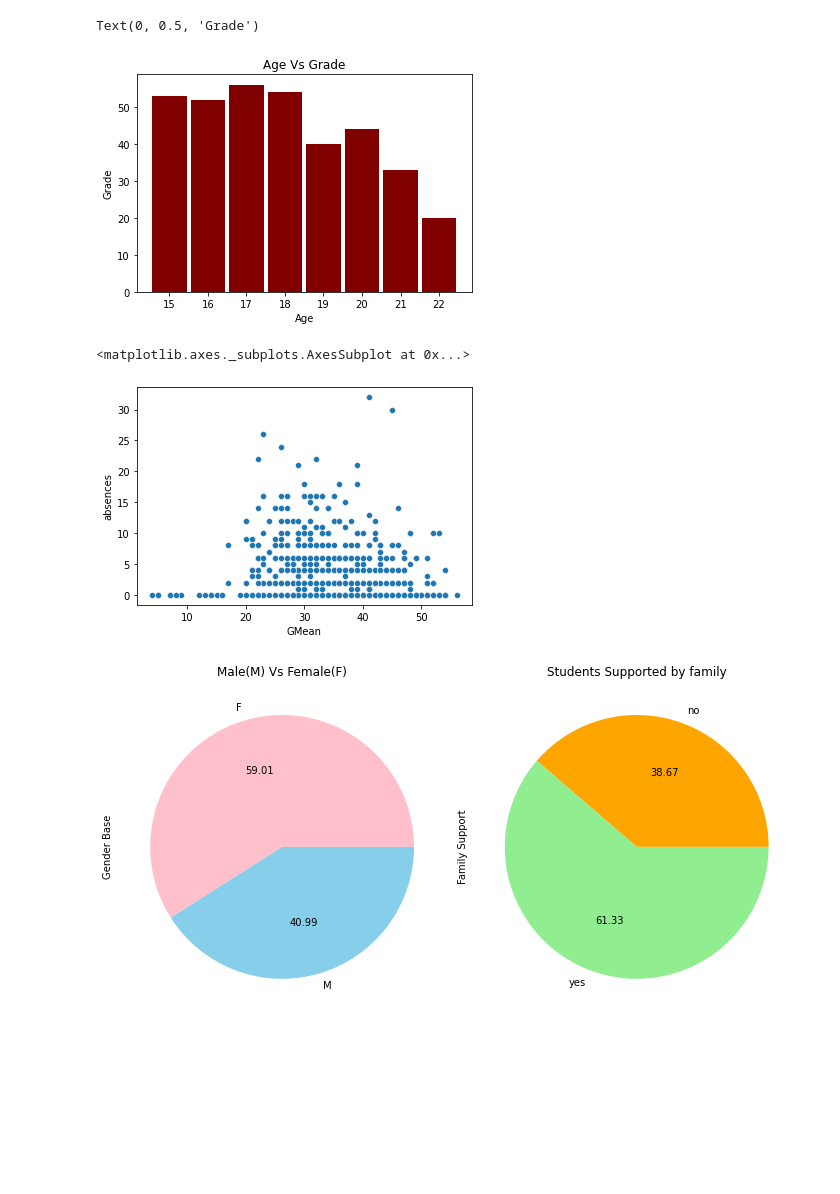
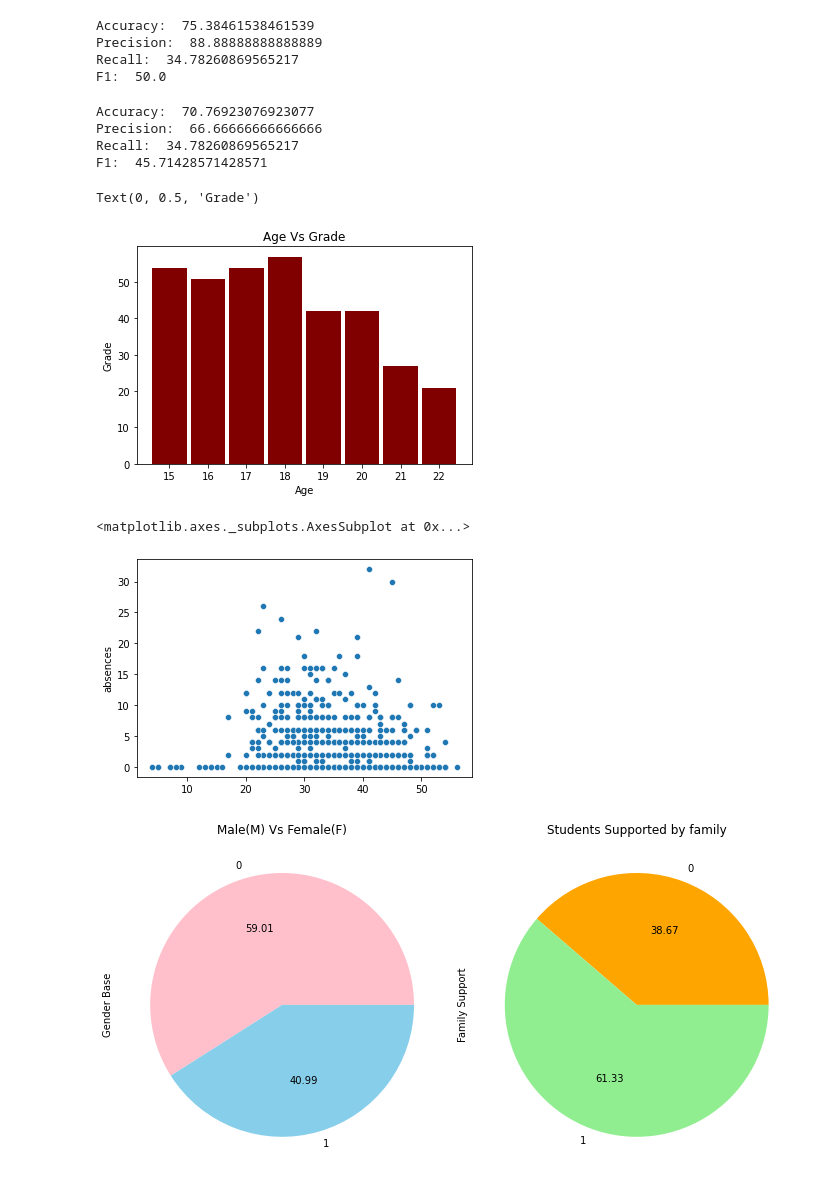
Before and after one commit to alexsgith/Alcohol_Studies, a Jupyter notebook: Alcohol_Studies.ipynb, the cells around one changed output. Cells and saved outputs as stored; diff of their text form; code cells hidden in the pictures; blank space fills up the shorter version.

```diff
--- a/Alcohol_Studies.ipynb
+++ b/Alcohol_Studies.ipynb
@@ -48,3 +56,11 @@ print(data)
 648  ...       4         4     1    3    4      5         4  10  11  11
 
 [649 rows x 26 columns]
+# %%
+for marks in range(min(data['G3']),max(data['G3'])):
+    count = sum([value>marks for value in data['G3']])
+    print(f'{marks} ----> {(count*100)/len(data)}')
+
+temp = ['Above Average' if value>10 else 'Below Average' for value in data['G3']]
+data['GM'] = temp
+data['GM']
@@ -50,0 +99,6 @@ print(data)
+# %%
+LabelEnc = LabelEncoder()
+categorical_features = data.select_dtypes(include = ['object']).columns
+for Feature in categorical_features:
+    data[Feature] = LabelEnc.fit_transform(data[Feature])
+data
@@ -51,10 +119,16 @@ print(data)
 # %%
 feature_cols=['age','Medu','Fedu','studytime','failures','famrel','freetime','goout','Dalc','Walc','health','absences']
 x=data[feature_cols]
-data['GMean']=data.G1+data.G2+data.G3
-y=data['GMean'] #target variable
+y=data['GM'] #target variable
 print(x)
 print(y)
+
+from sklearn.model_selection import train_test_split
+x_train,x_test,y_train,y_test=train_test_split(x,y,test_size=0.1,random_state=1)
+print(x_train)
+print(x_test)
+print(y_train)
+print(y_test)
 # %% [output]
      age  Medu  Fedu  studytime  failures  famrel  freetime  goout  Dalc  \
 0     18     4     4          2         0       4         3      4     1
@@ -136,17 +183,58 @@ weighted avg       0.01      0.05      0.02        65
+# %%
+from sklearn.neural_network import MLPClassifier
+clf = MLPClassifier(hidden_layer_sizes=(10, 10, 10), max_iter=100)
+
+clf= clf.fit(x_train,y_train)
+y_pred=clf.predict(x_test)
+from sklearn import metrics
+acc=metrics.accuracy_score(y_test,y_pred)*100
+pre=metrics.precision_score(y_test,y_pred)*100
+rec=metrics.recall_score(y_test,y_pred)*100
+f1=metrics.f1_score(y_test,y_pred)*100
+
+print("Accuracy: ",acc)
+print("Precision: ",pre)
+print("Recall: ",rec)
+print("F1: ",f1)
+# %% [output]
+Accuracy:  75.38461538461539
+Precision:  88.88888888888889
+Recall:  34.78260869565217
+F1:  50.0
+# %%
+from sklearn.naive_bayes import GaussianNB
+clf=GaussianNB()
+clf= clf.fit(x_train,y_train)
+y_pred=clf.predict(x_test)
+from sklearn import metrics
+acc=metrics.accuracy_score(y_test,y_pred)*100
+pre=metrics.precision_score(y_test,y_pred)*100
+rec=metrics.recall_score(y_test,y_pred)*100
+f1=metrics.f1_score(y_test,y_pred)*100
+
+print("Accuracy: ",acc)
+print("Precision: ",pre)
+print("Recall: ",rec)
+print("F1: ",f1)
+# %% [output]
+Accuracy:  70.76923076923077
+Precision:  66.66666666666666
+Recall:  34.78260869565217
+F1:  45.71428571428571
 # %%
-plt.bar(data.age, data.GMean, color ='maroon',width = 0.9)
+plt.bar(data.age, (data.G1+data.G1+data.G1) , color ='maroon',width = 0.9)
 plt.title("Age Vs Grade")
 plt.xlabel("Age")
 plt.ylabel("Grade")
 # %% [output]
 Text(0, 0.5, 'Grade')
-[figure, old version]
+[figure, new version]
 # %%
 import seaborn as sns
-sns.scatterplot(x=data["GMean"], y=data["absences"])
+sns.scatterplot(x=(data["G1"]+data["G2"]+data["G3"]), y=data["absences"])
 # %% [output]
 <matplotlib.axes._subplots.AxesSubplot at 0x...>
-[figure, old version]
+[figure, new version]
 # %%
 fig, (ax1, ax2) = plt.subplots(ncols=2, figsize=(10, 5))
 data.groupby('sex').size().plot(kind='pie', autopct='%.2f',colors=['pink', 'skyblue'],ax=ax1)
@@ -157,4 +245,4 @@ ax2.set_ylabel('Family Support')
 ax2.set_title('Students Supported by family')
 plt.tight_layout()
 # %% [output]
-[figure, old version]
+[figure, new version]
```
Also changed, not shown: parts of 14 cells of this notebook.
